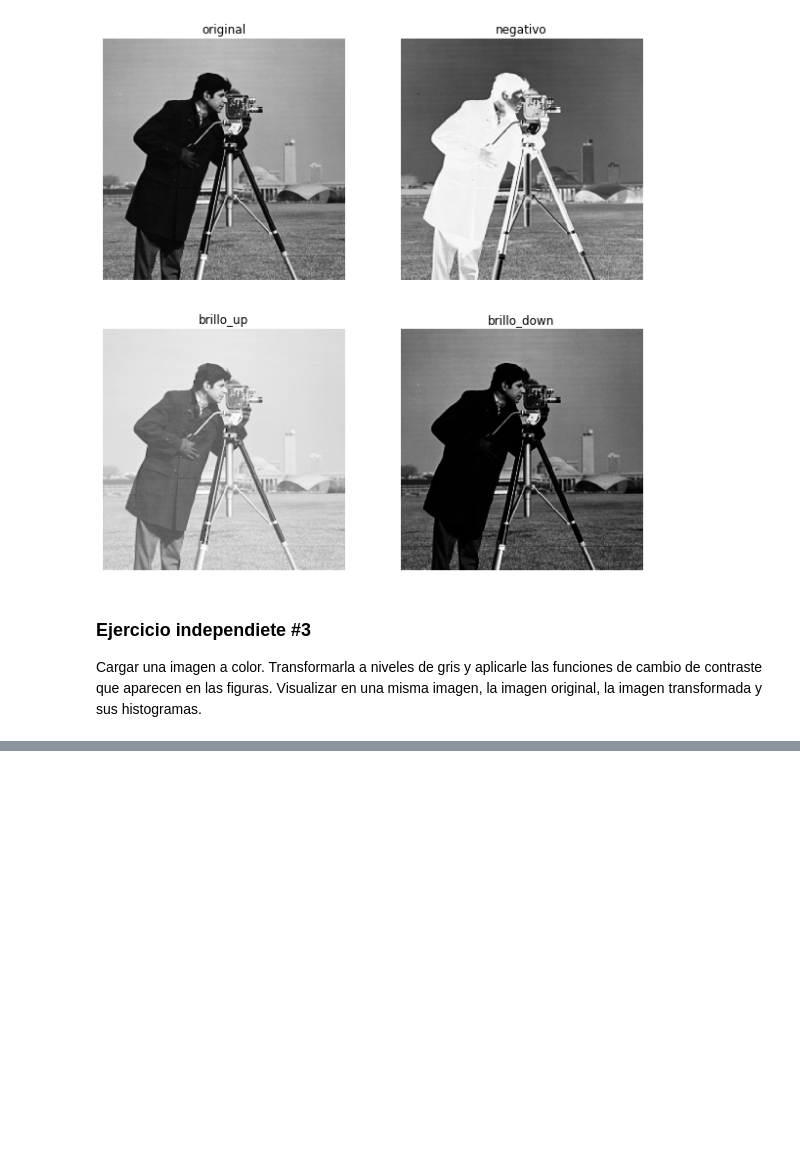
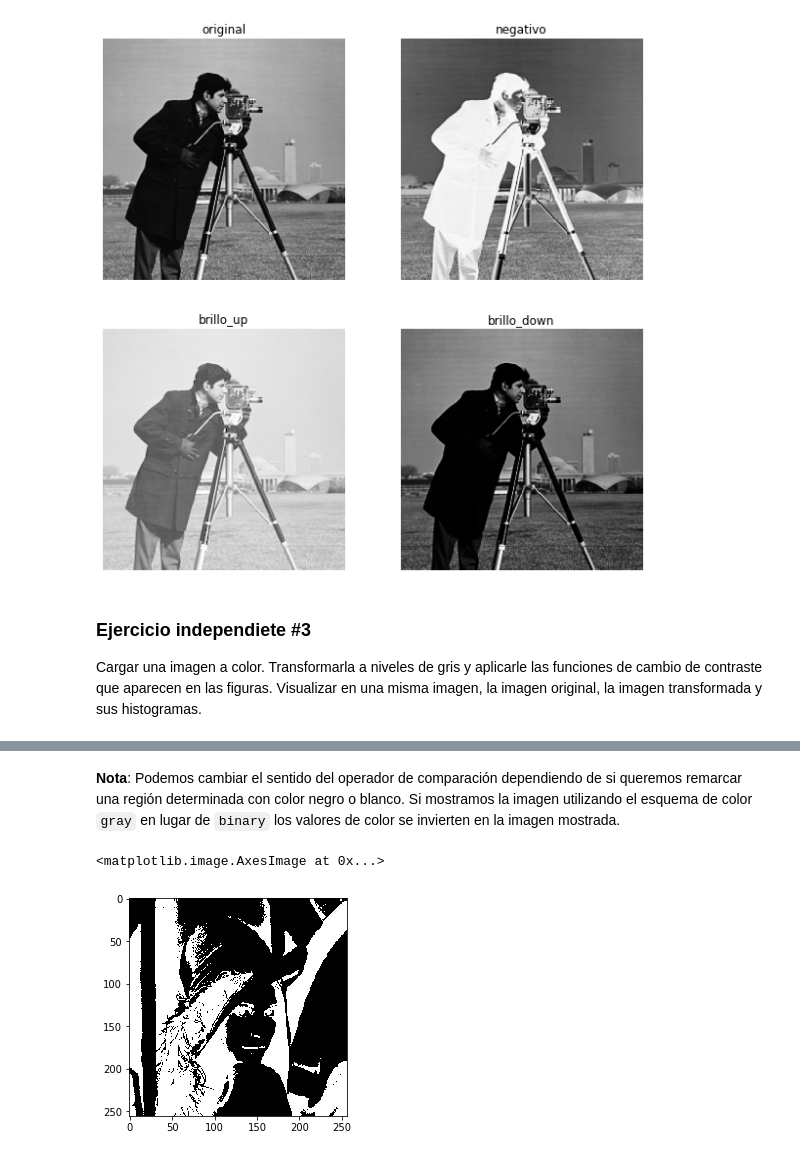
Before and after one commit to luiscib3r/Procesamiento-de-Imagenes, a Jupyter notebook: 04-Transformaciones de intensidad.ipynb, the cells around one changed output, grey strips where cells are left out. Drawn from its saved outputs; the diff is of its cells as text; code cells hidden in the pictures; blank space fills up the shorter version.

```diff
--- a/04-Transformaciones de intensidad.ipynb
+++ b/04-Transformaciones de intensidad.ipynb
@@ -210,0 +289,7 @@ Cargar una imagen a color. Transformarla a niveles de gris y aplicarle las funci
+# %% [markdown]
+<b>Nota</b>: Podemos cambiar el sentido del operador de comparación dependiendo de si queremos remarcar una región determinada con color negro o blanco. Si mostramos la imagen utilizando el esquema de color `gray` en lugar de `binary` los valores de color se invierten en la imagen mostrada.
+# %%
+imshow(binary_lena, cmap='gray')
+# %% [output]
+<matplotlib.image.AxesImage at 0x...>
+[figure, added]
```
Also changed, not shown: parts of 24 cells of this notebook, 3 other files.
